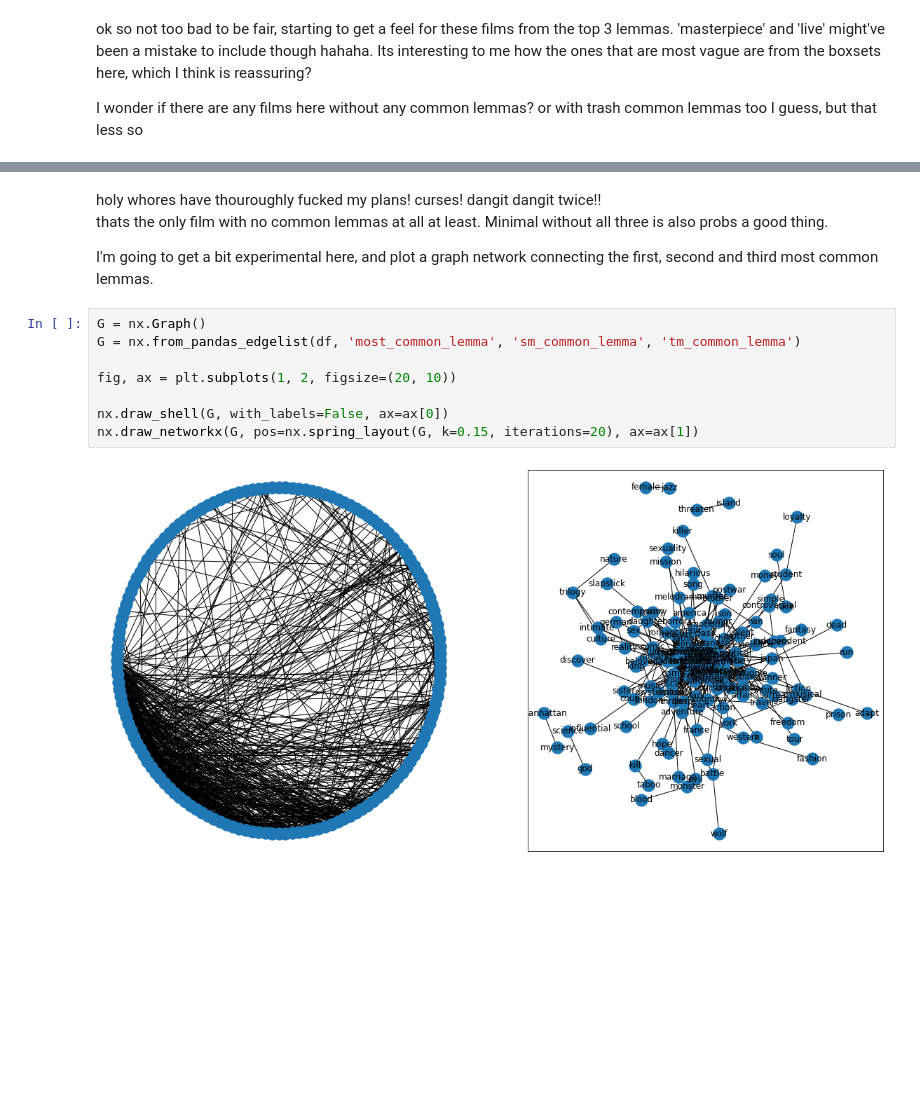
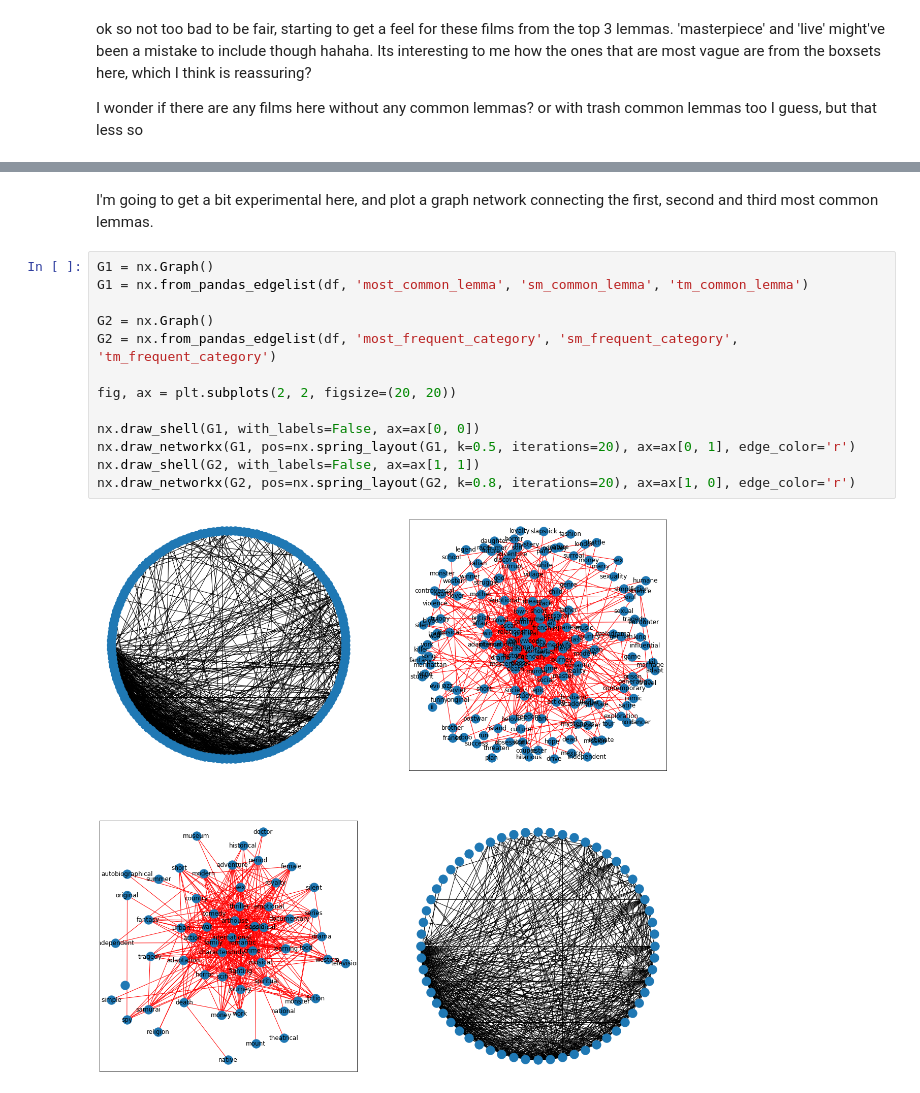
Before and after one commit to JohnStokes228/movie_eda, a Jupyter notebook: initial_eda.ipynb, the cells around one changed output, grey strips where cells are left out. Saved outputs shown, nothing was run; the diff lists cells and outputs as text; blank space fills up the shorter version.

Commit message:
added new variables for most common lemma categories, and plotted new network

```diff
--- a/initial_eda.ipynb
+++ b/initial_eda.ipynb
@@ -469,18 +557,21 @@ df[['most_common_lemma', 'sm_common_lemma', 'tm_common_lemma']].isnull().sum().p
 # %% [markdown]
-holy whores have thouroughly fucked my plans! curses! dangit dangit twice!!
-<br> thats the only film with no common lemmas at all at least. Minimal without all three is also probs a good thing.
 
 I'm going to get a bit experimental here, and plot a graph network connecting the first, second and third most common lemmas.
 # %%
-G = nx.Graph()
-G = nx.from_pandas_edgelist(df, 'most_common_lemma', 'sm_common_lemma', 'tm_common_lemma')
+G1 = nx.Graph()
+G1 = nx.from_pandas_edgelist(df, 'most_common_lemma', 'sm_common_lemma', 'tm_common_lemma')
 
-fig, ax = plt.subplots(1, 2, figsize=(20, 10))
+G2 = nx.Graph()
+G2 = nx.from_pandas_edgelist(df, 'most_frequent_category', 'sm_frequent_category', 'tm_frequent_category')
 
-nx.draw_shell(G, with_labels=False, ax=ax[0])
-nx.draw_networkx(G, pos=nx.spring_layout(G, k=0.15, iterations=20), ax=ax[1])
+fig, ax = plt.subplots(2, 2, figsize=(20, 20))
+
+nx.draw_shell(G1, with_labels=False, ax=ax[0, 0])
+nx.draw_networkx(G1, pos=nx.spring_layout(G1, k=0.5, iterations=20), ax=ax[0, 1], edge_color='r')
+nx.draw_shell(G2, with_labels=False, ax=ax[1, 1])
+nx.draw_networkx(G2, pos=nx.spring_layout(G2, k=0.8, iterations=20), ax=ax[1, 0], edge_color='r')
 # %% [output]
-[figure, old version]
+[figure, new version]
 # %% [markdown]
 I started with a shell layout just to see what it did, and yeah not the most readable. We can deffo see words that are more or less connected so prehaps there are some more natural 'clusters' so to speak. Unfortunatly, the second graph is a bit hard to read on its own, some of the less tighed up words can be clearly read and seem to make sense as being linked to one another at least. An interesting one is that God and science are a two word cluster, which yeah i guess makes sense as kind of opposites. I think to get real meaning out of this we'll have to actually start breaking apart the graph network to some extent.
 
```
Also changed, not shown: parts of 12 cells of this notebook, 2 other files.
